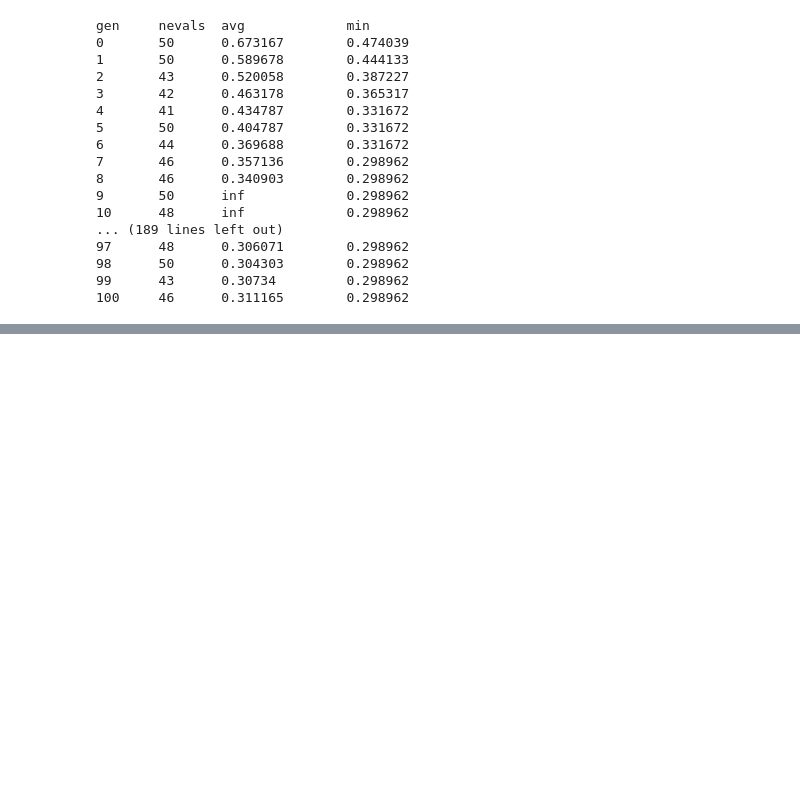
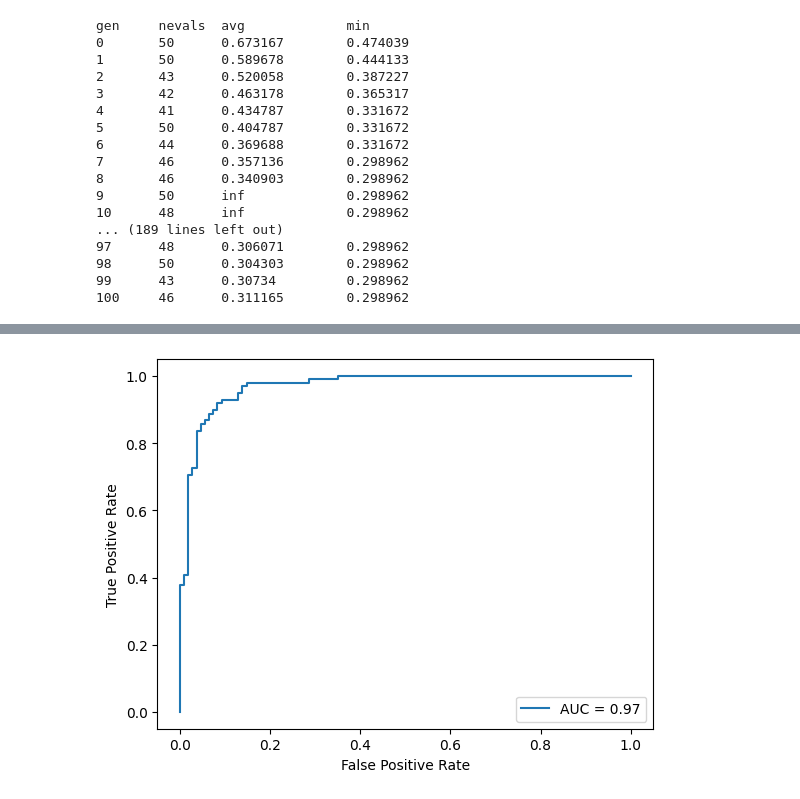
Before and after one commit to ManuelLabbe/script_geotiff_data_extraction, a Jupyter notebook: feature_selection_2.ipynb, the cells around one changed output, grey strips where cells are left out. Saved outputs shown, nothing was run; the diff lists cells and outputs as text; code cells hidden in the pictures; blank space fills up the shorter version.

```diff
--- a/feature_selection_2.ipynb
+++ b/feature_selection_2.ipynb
@@ -399,0 +403,2 @@ Generación 25: {'avg': 0.4118581638262782, 'min': 0.3980346344145135}
+# %%
+mejores_caracteristicas.extend(['PP', 'slope', 'valor_humedad_suelo1'])
@@ -399,0 +662,12 @@ Generación 25: {'avg': 0.4118581638262782, 'min': 0.3980346344145135}
+# %%
+import matplotlib.pyplot as plt
+import numpy as np
+from sklearn import metrics
+predictions = best_model.predict_proba(X_test)[:,1]
+fpr, tpr, thresholds = metrics.roc_curve(y_test, predictions)
+roc_auc = metrics.auc(fpr, tpr)
+display = metrics.RocCurveDisplay(fpr=fpr, tpr=tpr, roc_auc=roc_auc,)
+display.plot()
+plt.show()
+# %% [output]
+[figure, added]
```
Also changed, not shown: parts of 14 cells of this notebook.
